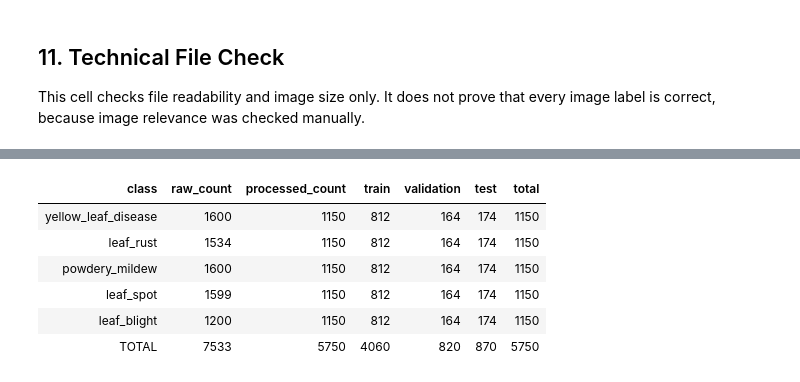
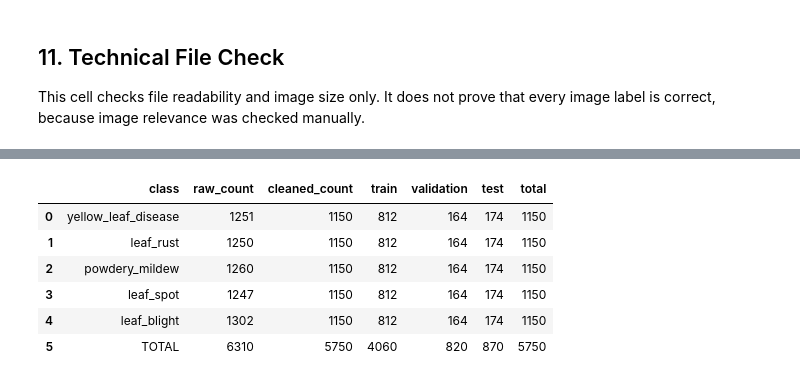
Before and after one commit to nuzas96/Agriculture_Health_AI_Project, a Jupyter notebook: Data_Engineer/notebooks/01_data_engineering_agriculture_health.ipynb, the cells around one changed output, grey strips where cells are left out. Cells and saved outputs as stored; diff of their text form; code cells hidden in the pictures.

```diff
--- a/Data_Engineer/notebooks/01_data_engineering_agriculture_health.ipynb
+++ b/Data_Engineer/notebooks/01_data_engineering_agriculture_health.ipynb
@@ -67,6 +84,7 @@ PROJECT_ROOT = Path('..').resolve()
 DATA_DIR = PROJECT_ROOT / 'data'
 RAW_DIR = DATA_DIR / 'raw'
 PROCESSED_DIR = DATA_DIR / 'processed'
+CLEANED_DIR = DATA_DIR / 'cleaned'
 FINAL_DIR = DATA_DIR / 'final'
 REPORTS_DIR = PROJECT_ROOT / 'reports'
 
@@ -78,11 +96,12 @@ CLASSES = [
     'leaf_blight',
 ]
 
-RAW_TARGET_PER_CLASS = 2500
-FINAL_TARGET_PER_CLASS = 2000  # original target before manual filtering
+RAW_TARGET_MIN_PER_CLASS = 1000
+RAW_TARGET_MAX_PER_CLASS = 3000
+FINAL_TARGET_PER_CLASS = 1150
 IMAGE_SIZE = (224, 224)
 
-for base_dir in [RAW_DIR, PROCESSED_DIR]:
+for base_dir in [RAW_DIR, PROCESSED_DIR, CLEANED_DIR]:
     for class_name in CLASSES:
         (base_dir / class_name).mkdir(parents=True, exist_ok=True)
 
@@ -446,30 +669,43 @@ These are the final accepted counts from the cleaned `data/final` dataset used f
 # %%
-FINAL_ACCEPTED_COUNTS = pd.DataFrame([
-    {'class': 'yellow_leaf_disease', 'raw_count': 1600, 'processed_count': 1150, 'train': 812, 'validation': 164, 'test': 174, 'total': 1150},
-    {'class': 'leaf_rust', 'raw_count': 1534, 'processed_count': 1150, 'train': 812, 'validation': 164, 'test': 174, 'total': 1150},
-    {'class': 'powdery_mildew', 'raw_count': 1600, 'processed_count': 1150, 'train': 812, 'validation': 164, 'test': 174, 'total': 1150},
-    {'class': 'leaf_spot', 'raw_count': 1599, 'processed_count': 1150, 'train': 812, 'validation': 164, 'test': 174, 'total': 1150},
-    {'class': 'leaf_blight', 'raw_count': 1200, 'processed_count': 1150, 'train': 812, 'validation': 164, 'test': 174, 'total': 1150},
-])
+final_rows = []
+
+for class_name in CLASSES:
+    raw_count = count_images(RAW_DIR / class_name)
+    cleaned_count = count_images(CLEANED_DIR / class_name)
+    train_count = count_images(FINAL_DIR / 'train' / class_name)
+    validation_count = count_images(FINAL_DIR / 'val' / class_name)
+    test_count = count_images(FINAL_DIR / 'test' / class_name)
+
+    final_rows.append({
+        'class': class_name,
+        'raw_count': raw_count,
+        'cleaned_count': cleaned_count,
+        'train': train_count,
+        'validation': validation_count,
+        'test': test_count,
+        'total': train_count + validation_count + test_count,
+    })
+
+FINAL_ACCEPTED_COUNTS = pd.DataFrame(final_rows)
 
 total_row = pd.DataFrame([{
     'class': 'TOTAL',
     'raw_count': FINAL_ACCEPTED_COUNTS['raw_count'].sum(),
-    'processed_count': FINAL_ACCEPTED_COUNTS['processed_count'].sum(),
+    'cleaned_count': FINAL_ACCEPTED_COUNTS['cleaned_count'].sum(),
     'train': FINAL_ACCEPTED_COUNTS['train'].sum(),
     'validation': FINAL_ACCEPTED_COUNTS['validation'].sum(),
     'test': FINAL_ACCEPTED_COUNTS['test'].sum(),
     'total': FINAL_ACCEPTED_COUNTS['total'].sum(),
 }])
 
 final_accepted_summary = pd.concat([FINAL_ACCEPTED_COUNTS, total_row], ignore_index=True)
 final_accepted_summary.to_csv(REPORTS_DIR / 'data_engineering_final_report.csv', index=False)
 final_accepted_summary
 # %% [output]
-| class | raw_count | processed_count | train | validation | test | total |
-| yellow_leaf_disease | 1600 | 1150 | 812 | 164 | 174 | 1150 |
-| leaf_rust | 1534 | 1150 | 812 | 164 | 174 | 1150 |
-| powdery_mildew | 1600 | 1150 | 812 | 164 | 174 | 1150 |
-| leaf_spot | 1599 | 1150 | 812 | 164 | 174 | 1150 |
-| leaf_blight | 1200 | 1150 | 812 | 164 | 174 | 1150 |
-| TOTAL | 7533 | 5750 | 4060 | 820 | 870 | 5750 |
+|  | class | raw_count | cleaned_count | train | validation | test | total |
+| 0 | yellow_leaf_disease | 1251 | 1150 | 812 | 164 | 174 | 1150 |
+| 1 | leaf_rust | 1250 | 1150 | 812 | 164 | 174 | 1150 |
+| 2 | powdery_mildew | 1260 | 1150 | 812 | 164 | 174 | 1150 |
+| 3 | leaf_spot | 1247 | 1150 | 812 | 164 | 174 | 1150 |
+| 4 | leaf_blight | 1302 | 1150 | 812 | 164 | 174 | 1150 |
+| 5 | TOTAL | 6310 | 5750 | 4060 | 820 | 870 | 5750 |
```
Also changed, not shown: parts of 23 cells of this notebook, 3 other files.
